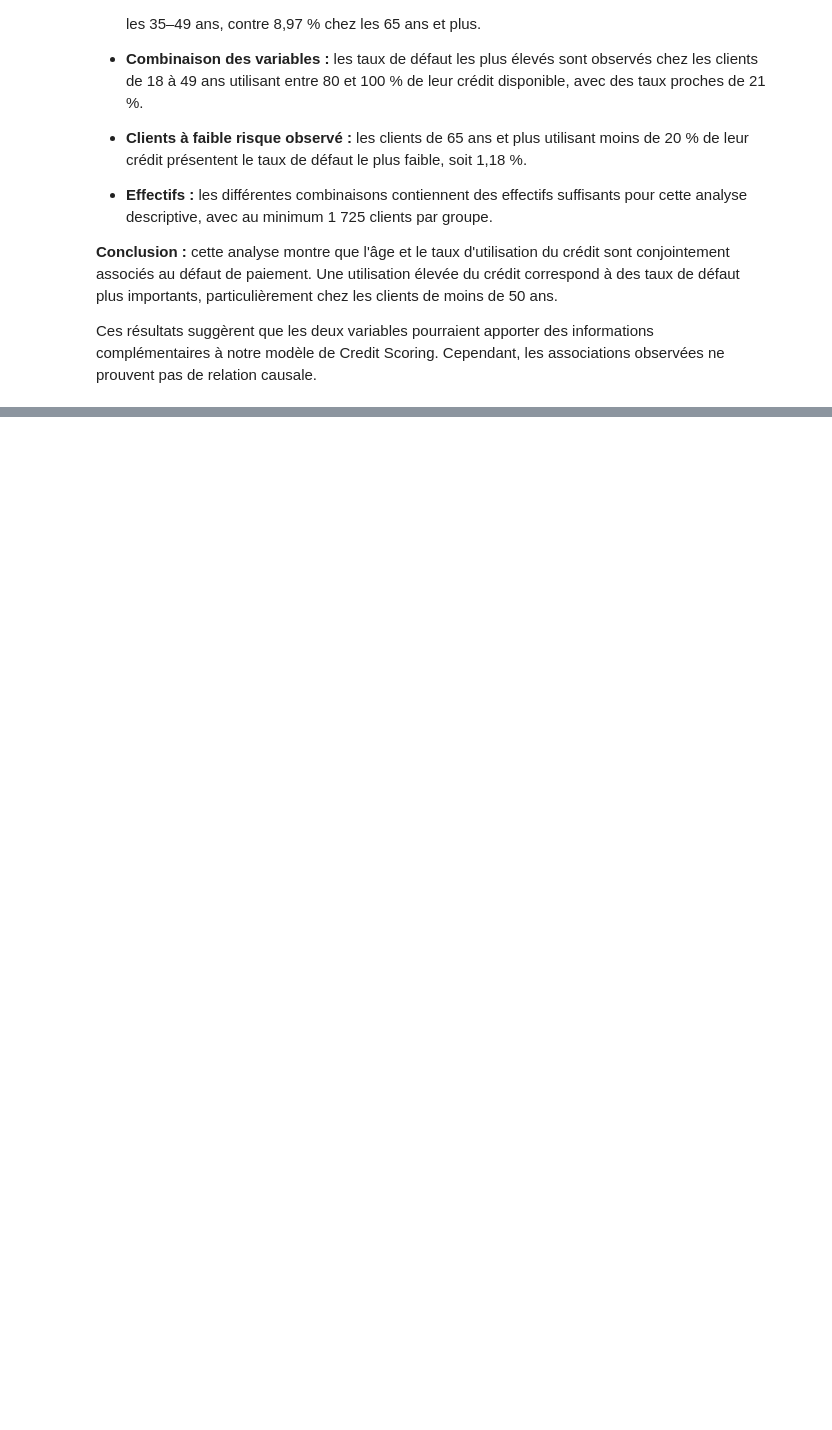
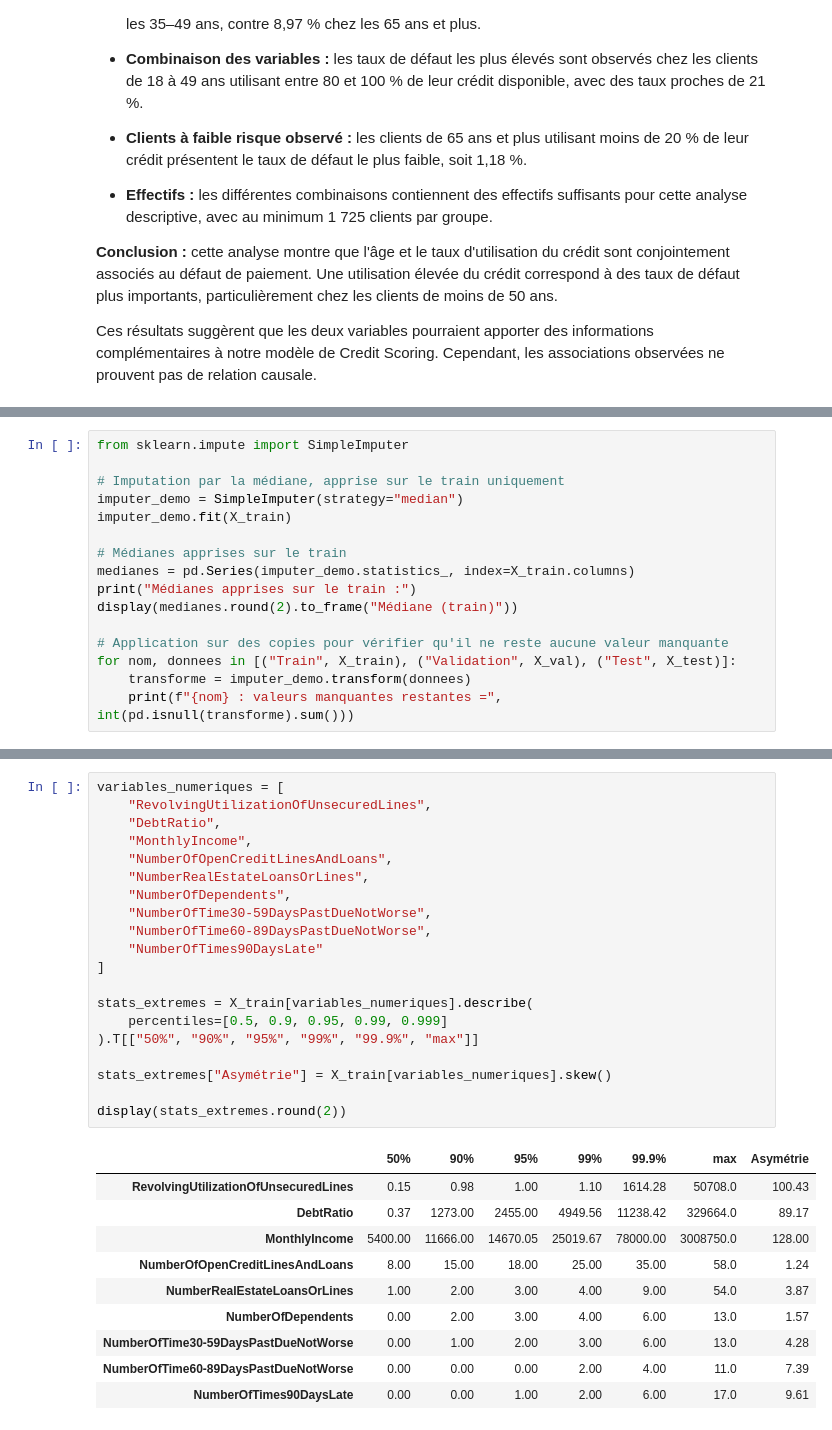
Before and after one commit to omarzinane1/CreditRisk360, a Jupyter notebook: notebooks/credit_scoring.ipynb, the cells around one changed output, grey strips where cells are left out. Cells and saved outputs as stored; diff of their text form; blank space fills up the shorter version.

```diff
--- a/notebooks/credit_scoring.ipynb
+++ b/notebooks/credit_scoring.ipynb
@@ -2664,0 +3872,16 @@ Ces résultats suggèrent que les deux variables pourraient apporter des informa
+# %%
+from sklearn.impute import SimpleImputer
+
+# Imputation par la médiane, apprise sur le train uniquement
+imputer_demo = SimpleImputer(strategy="median")
+imputer_demo.fit(X_train)
+
+# Médianes apprises sur le train
+medianes = pd.Series(imputer_demo.statistics_, index=X_train.columns)
+print("Médianes apprises sur le train :")
+display(medianes.round(2).to_frame("Médiane (train)"))
+
+# Application sur des copies pour vérifier qu'il ne reste aucune valeur manquante
+for nom, donnees in [("Train", X_train), ("Validation", X_val), ("Test", X_test)]:
+    transforme = imputer_demo.transform(donnees)
+    print(f"{nom} : valeurs manquantes restantes =", int(pd.isnull(transforme).sum()))
@@ -2664,0 +3923,31 @@ Ces résultats suggèrent que les deux variables pourraient apporter des informa
+# %%
+variables_numeriques = [
+    "RevolvingUtilizationOfUnsecuredLines",
+    "DebtRatio",
+    "MonthlyIncome",
+    "NumberOfOpenCreditLinesAndLoans",
+    "NumberRealEstateLoansOrLines",
+    "NumberOfDependents",
+    "NumberOfTime30-59DaysPastDueNotWorse",
+    "NumberOfTime60-89DaysPastDueNotWorse",
+    "NumberOfTimes90DaysLate"
+]
+
+stats_extremes = X_train[variables_numeriques].describe(
+    percentiles=[0.5, 0.9, 0.95, 0.99, 0.999]
+).T[["50%", "90%", "95%", "99%", "99.9%", "max"]]
+
+stats_extremes["Asymétrie"] = X_train[variables_numeriques].skew()
+
+display(stats_extremes.round(2))
+# %% [output]
+|  | 50% | 90% | 95% | 99% | 99.9% | max | Asymétrie |
+| RevolvingUtilizationOfUnsecuredLines | 0.15 | 0.98 | 1.00 | 1.10 | 1614.28 | 50708.0 | 100.43 |
+| DebtRatio | 0.37 | 1273.00 | 2455.00 | 4949.56 | 11238.42 | 329664.0 | 89.17 |
+| MonthlyIncome | 5400.00 | 11666.00 | 14670.05 | 25019.67 | 78000.00 | 3008750.0 | 128.00 |
+| NumberOfOpenCreditLinesAndLoans | 8.00 | 15.00 | 18.00 | 25.00 | 35.00 | 58.0 | 1.24 |
+| NumberRealEstateLoansOrLines | 1.00 | 2.00 | 3.00 | 4.00 | 9.00 | 54.0 | 3.87 |
+| NumberOfDependents | 0.00 | 2.00 | 3.00 | 4.00 | 6.00 | 13.0 | 1.57 |
+| NumberOfTime30-59DaysPastDueNotWorse | 0.00 | 1.00 | 2.00 | 3.00 | 6.00 | 13.0 | 4.28 |
+| NumberOfTime60-89DaysPastDueNotWorse | 0.00 | 0.00 | 0.00 | 2.00 | 4.00 | 11.0 | 7.39 |
+| NumberOfTimes90DaysLate | 0.00 | 0.00 | 1.00 | 2.00 | 6.00 | 17.0 | 9.61 |
```
Also changed, not shown: parts of 63 cells of this notebook, 1 other file.
